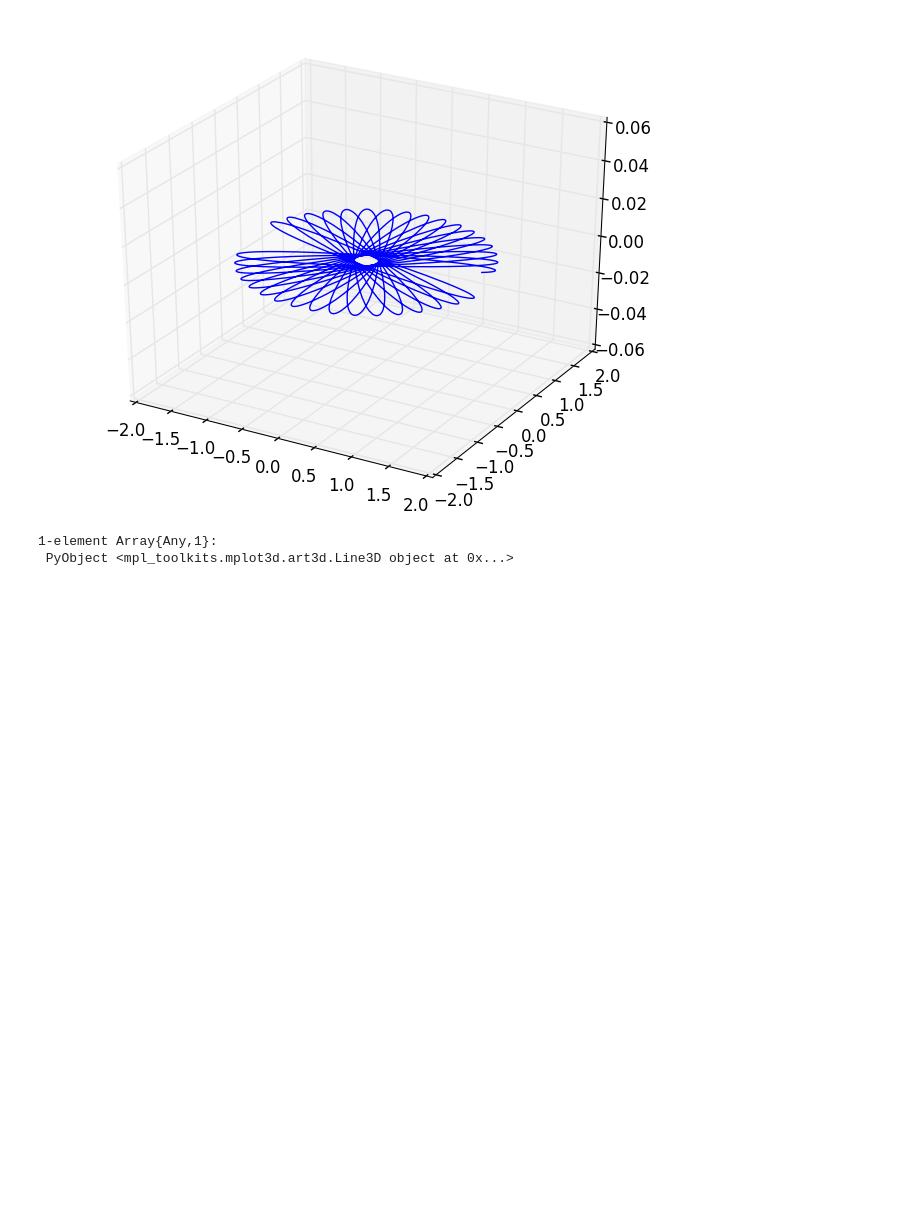
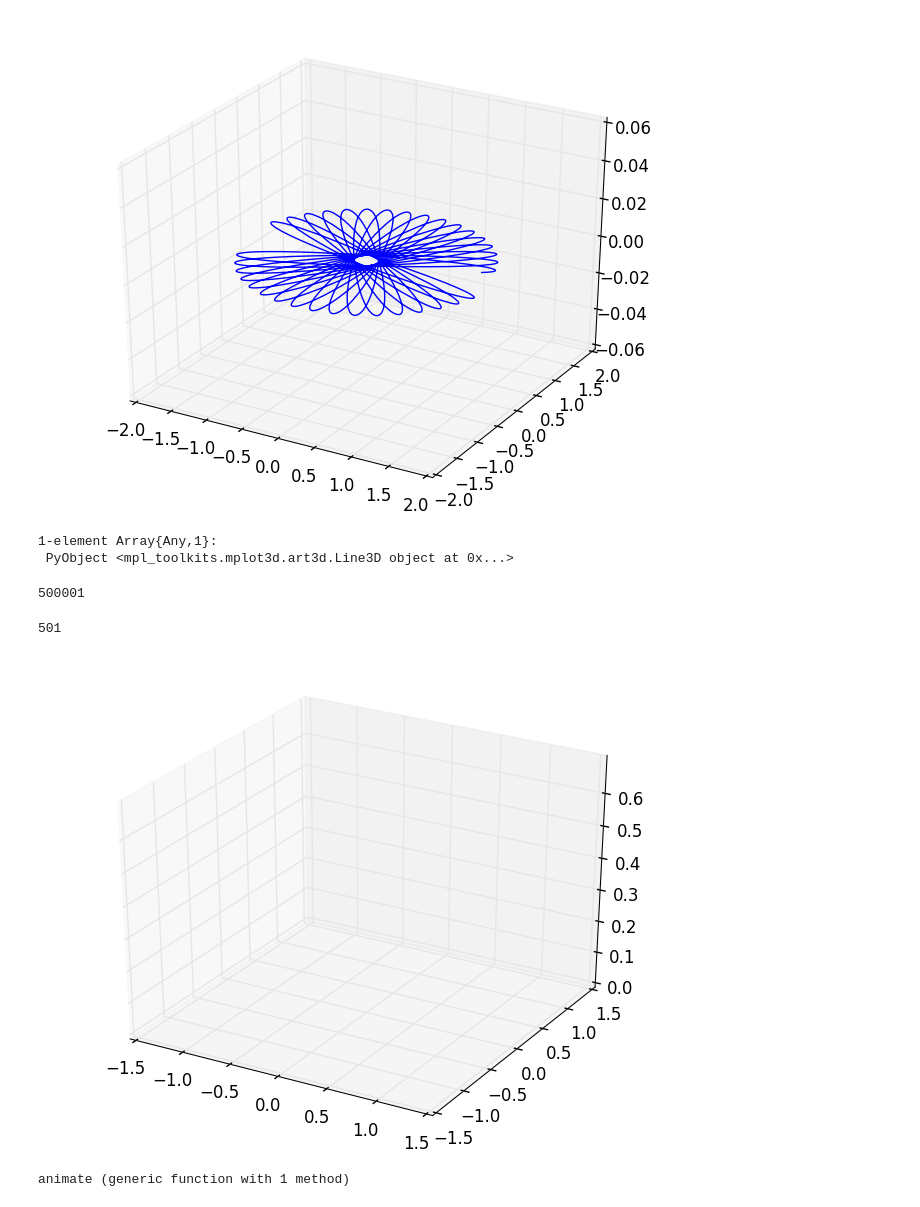
Before and after one commit to GX-Calva-Garcia/Proyecto-Final, a Jupyter notebook: pendulo_polares.ipynb, the cells around one changed output. Drawn from its saved outputs; the diff is of its cells as text; code cells hidden in the pictures; blank space fills up the shorter version.

```diff
--- a/pendulo_polares.ipynb
+++ b/pendulo_polares.ipynb
@@ -363,4 +458,4 @@ f3deriv(r0,v,t)=[fδ3(v[1],v[2],r0[1],r0[2]),fθ2(v[1],v[2],r0[1],r0[2])]
 # %% [output]
 f3deriv (generic function with 1 method)
 # %%
-t3_polar,p3_polar,v3_polar=euler_cromer([pi/4,pi/12],[0.9,0.3],0.0,50.0,1e-4,fposicion,f3deriv);
+t3_polar,p3_polar,v3_polar=euler_cromer([pi/4,pi/12],[0.0,0.0],0.0,50.0,1e-4,fposicion,f3deriv);
@@ -377,3 +475,59 @@ plot3D(xs3,ys3)
 [figure]
 1-element Array{Any,1}:
  PyObject <mpl_toolkits.mplot3d.art3d.Line3D object at 0x...>
+# %%
+length(xs3)
+# %% [output]
+500001
+# %%
+X = reduccion(xs3,1000)
+Y = reduccion(ys3,1000)
+Z = zeros(X)
+length(X)
+# %% [output]
+501
+# %%
+T₁ = trayectoria(X)
+T₂ = trayectoria(Y)
+T₃ = trayectoria(Z);
+# %%
+fig = plt.figure()
+ax = subplot(111, projection="3d", xlim=(-1.5, 1.5), ylim=(-1.5, 1.5), zlim=(0,0.7))
+
+global line1 = ax[:plot]([], [], "mo", lw=2)[1]
+global line2 = ax[:plot]([], [], [], "m")[1]
+
+# Inicialización
+function init()
+    global line1
+    global line2
+
+
+    line1[:set_data]([], [])
+    line1[:set_3d_properties]([])
+
+    line2[:set_data]([], [])
+    line2[:set_3d_properties]([])
+
+
+    return ([line1, line2],None)
+end
+
+function animate(i)
+    global line1
+    global line2
+
+
+    # i+1 para que i=0 sea x[1]
+
+    line1[:set_data]([X[i+1]],[Y[i+1]])
+    line1[:set_3d_properties](Z[i+1])
+
+    line2[:set_data](T₁[i+1],T₂[i+1])
+    line2[:set_3d_properties](T₃[i+1])
+
+    return ([line1,line2],None)
+end
+# %% [output]
+[figure, added]
+animate (generic function with 1 method)
```
Also changed, not shown: parts of 14 cells of this notebook, 1 other file.
